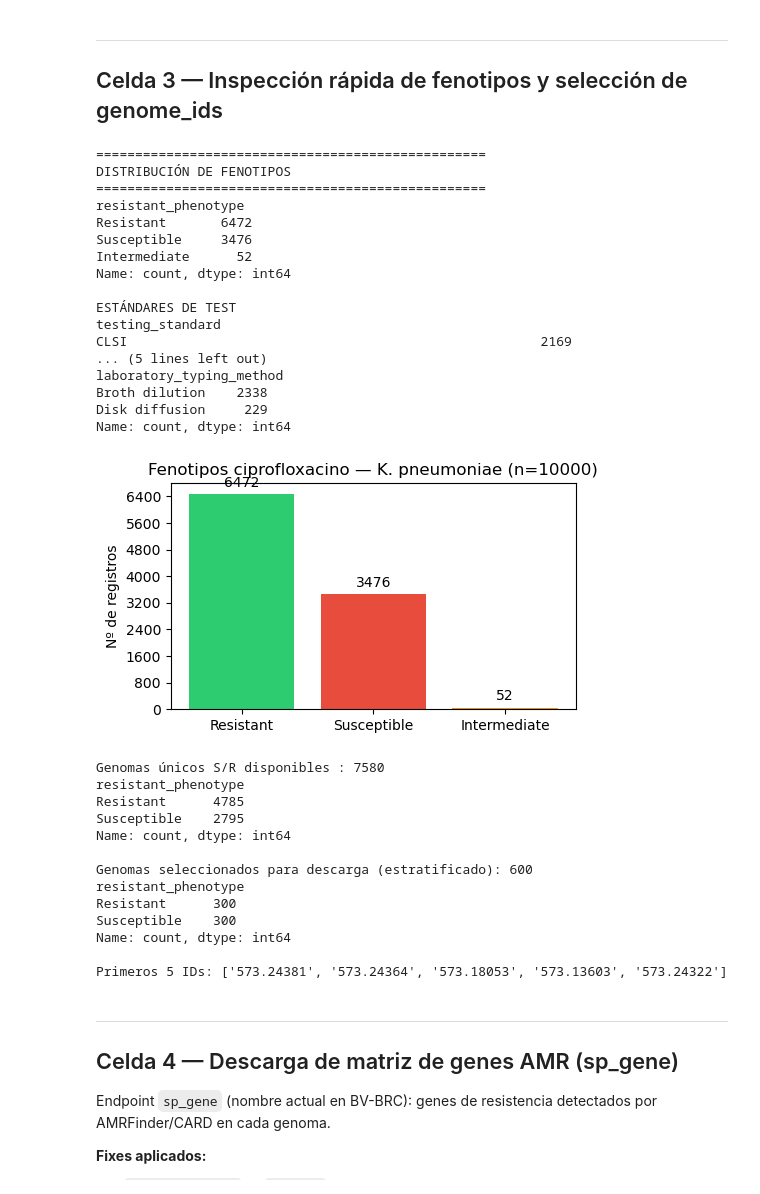
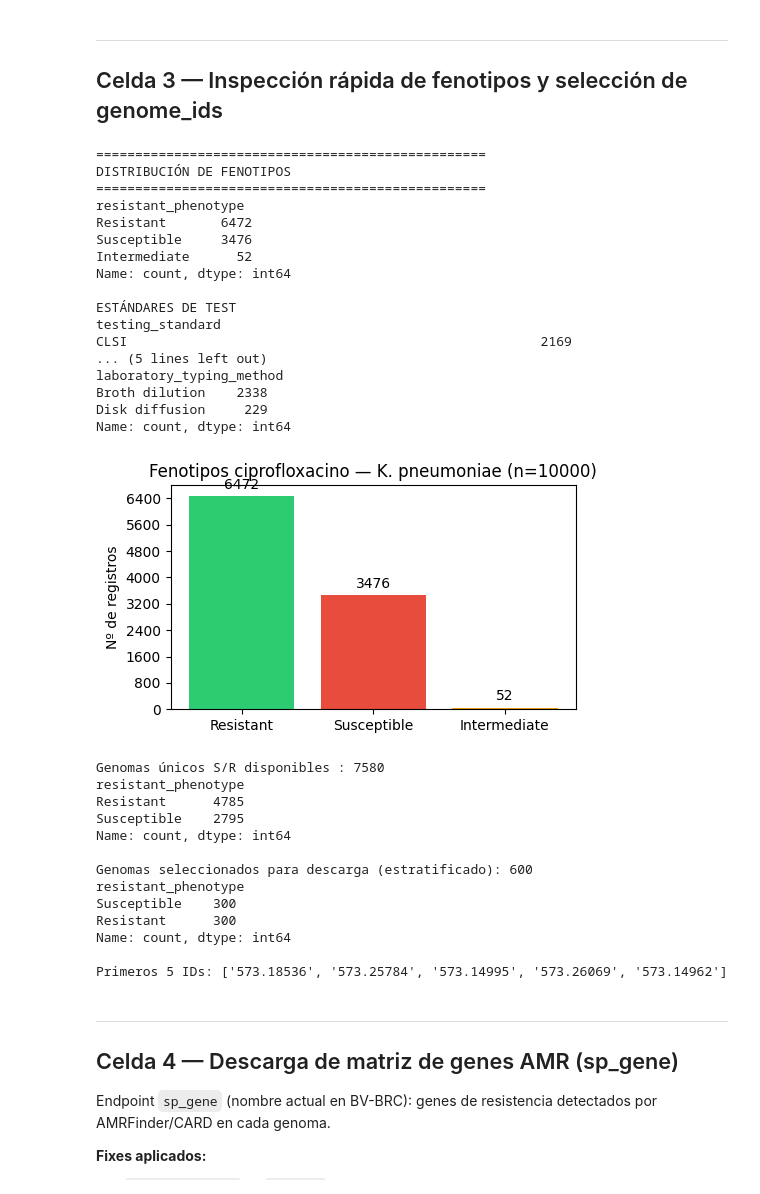
Before and after one commit to abldvd/amr-resistance-prediction, a Jupyter notebook: notebooks/01_descarga_datos.ipynb, the cells around one changed output. Drawn from its saved outputs; the diff is of its cells as text; code cells hidden in the pictures.

```diff
--- a/notebooks/01_descarga_datos.ipynb
+++ b/notebooks/01_descarga_datos.ipynb
@@ -229,6 +229,9 @@ def descargar_fenotipos(taxon_id: str, antibiotico: str, max_rows: int = 10_000)
             break
 
     df = pd.DataFrame(registros)
+    # FIX: Forzar genome_id a str desde el inicio para evitar artefactos float→str
+    if "genome_id" in df.columns:
+        df["genome_id"] = df["genome_id"].astype(str)
     log.info(f"Total descargado: {len(df)} registros | {df['genome_id'].nunique()} genomas únicos")
     return df
 
@@ -319,40 +322,44 @@ df_sr_dedup = df_sr.drop_duplicates(subset="genome_id", keep="first")
 
 print(f"Genomas únicos S/R disponibles : {len(df_sr_dedup)}")
 print(df_sr_dedup["resistant_phenotype"].value_counts())
 
 # Muestreo estratificado para no sesgar la descarga hacia S o R
+# FIX: evitamos groupby().apply() porque en pandas 2.x convierte la columna
+#      de agrupación en índice y luego reset_index(drop=True) la pierde.
+#      Solución explícita: sample por clase y concat.
 n_por_clase = min(MAX_GENOMAS // 2, df_sr_dedup["resistant_phenotype"].value_counts().min())
-df_seleccion = (
-    df_sr_dedup
-    .groupby("resistant_phenotype", group_keys=False)
-    .apply(lambda x: x.sample(n=n_por_clase, random_state=42))
-    .reset_index(drop=True)
-)
+
+df_s = df_sr_dedup[df_sr_dedup["resistant_phenotype"] == "Susceptible"].sample(n=n_por_clase, random_state=42)
+df_r = df_sr_dedup[df_sr_dedup["resistant_phenotype"] == "Resistant"].sample(n=n_por_clase, random_state=42)
+df_seleccion = pd.concat([df_s, df_r], ignore_index=True)
+
+# Sanity check
+assert "resistant_phenotype" in df_seleccion.columns, f"Columnas: {df_seleccion.columns.tolist()}"
 
 print(f"\nGenomas seleccionados para descarga (estratificado): {len(df_seleccion)}")
 print(df_seleccion["resistant_phenotype"].value_counts())
 
 IDS_OBJETIVO = df_seleccion["genome_id"].tolist()
 print(f"\nPrimeros 5 IDs: {IDS_OBJETIVO[:5]}")
 # %% [output]
 ==================================================
 DISTRIBUCIÓN DE FENOTIPOS
 ==================================================
 resistant_phenotype
 Resistant       6472
 Susceptible     3476
 Intermediate      52
 Name: count, dtype: int64
 
 ESTÁNDARES DE TEST
 testing_standard
 CLSI                                                     2169
 ... (5 lines left out)
 laboratory_typing_method
 Broth dilution    2338
 Disk diffusion     229
 Name: count, dtype: int64
-[figure, old version]
+[figure, new version]
 Genomas únicos S/R disponibles : 7580
 resistant_phenotype
 Resistant      4785
@@ -361,11 +368,11 @@ Name: count, dtype: int64
 
 Genomas seleccionados para descarga (estratificado): 600
 resistant_phenotype
+Susceptible    300
 Resistant      300
-Susceptible    300
 Name: count, dtype: int64
 
-Primeros 5 IDs: ['573.24381', '573.24364', '573.18053', '573.13603', '573.24322']
+Primeros 5 IDs: ['573.18536', '573.25784', '573.14995', '573.26069', '573.14962']
 # %% [markdown]
 ---
 ## Celda 4 — Descarga de matriz de genes AMR (sp_gene)
```
Also changed, not shown: parts of 7 cells of this notebook, 1 other file.
